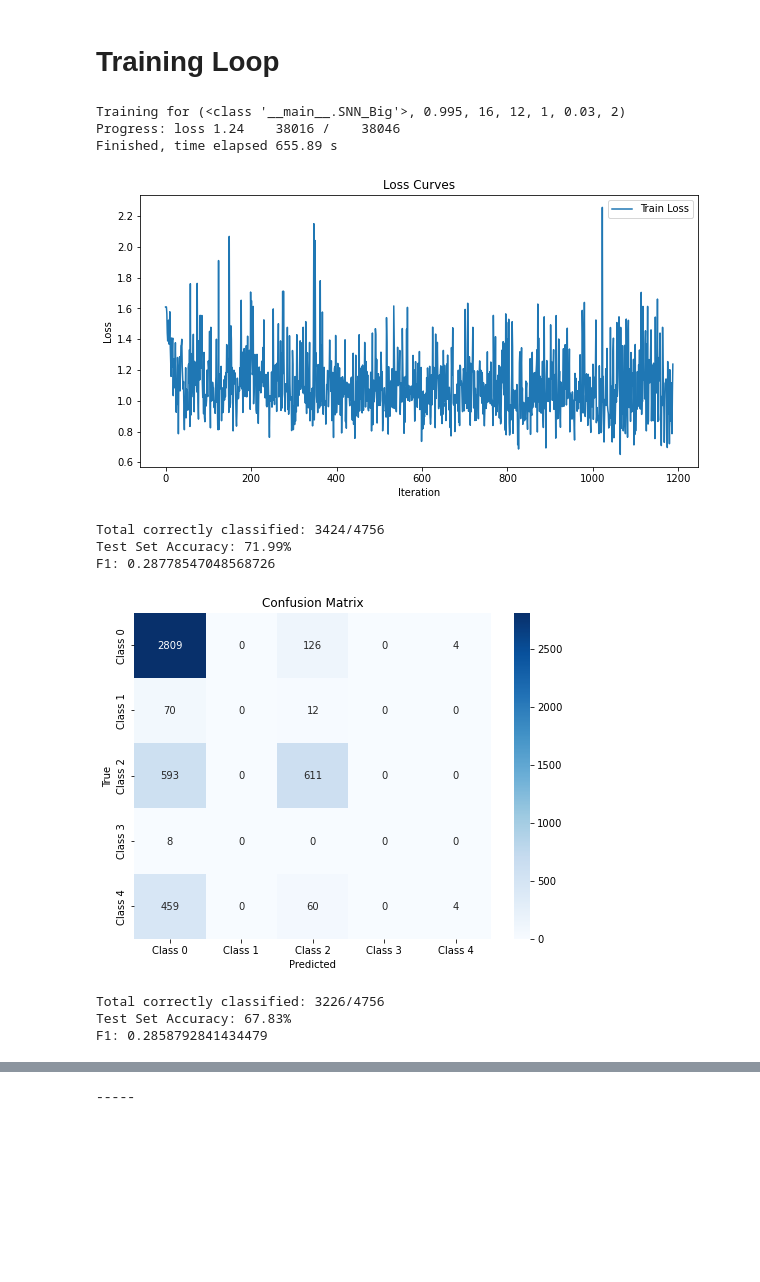
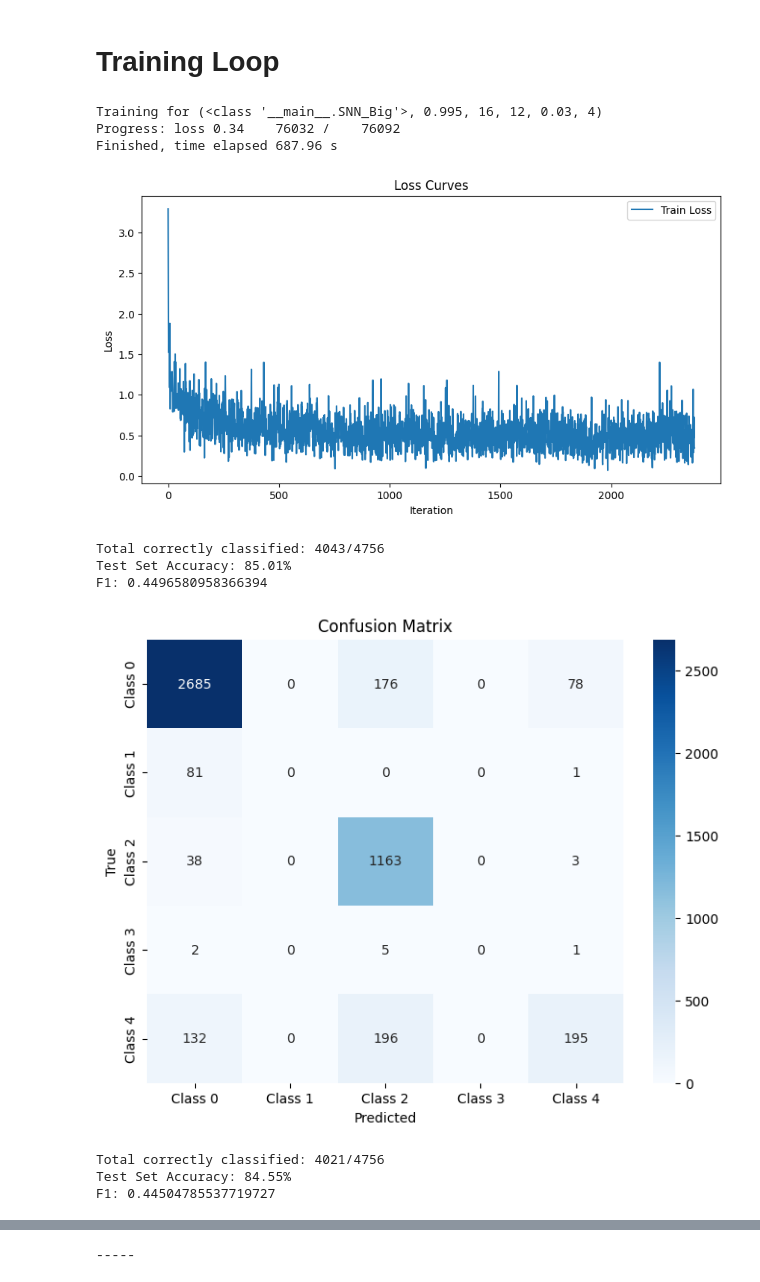
Before and after one commit to luke-li-2003/snnHeart, a Jupyter notebook: Test1.ipynb, the cells around one changed output, grey strips where cells are left out. Saved outputs shown, nothing was run; the diff lists cells and outputs as text; code cells hidden in the pictures; blank space fills up the shorter version.

Commit message:
dvdt:

```diff
--- a/Test1.ipynb
+++ b/Test1.ipynb
@@ -389,7 +493,7 @@ class SNN_Baseline(nn.Module):
 # %%
 # accepts a tensor of num_steps×batchx1
 class SNN_Big(nn.Module):
-    def __init__(self, beta=0.95, qbits = 8, fbits = 6):
+    def __init__(self, beta=0.95, qbits = 8, fbits = 6, num_inputs_p = 2):
         super().__init__()
         self.name = "SNN_Big"
 
@@ -403,7 +507,7 @@ class SNN_Big(nn.Module):
         self.fbits = fbits # the number of bits representing fractions
 
         # Network Architecture
-        num_inputs = 2
+        num_inputs = num_inputs_p
         num_outputs = 5 # five classes
 
         # Initialize layers
@@ -605,8 +709,6 @@ def plot_loss(loss_hist):
 def evaluate(net, windowSize, deltaThr, targetRegion, quant=False):
     total = 0
     correct = 0
-
-    deltaEn = deltaThr > 0
 
     num_steps = windowSize
 
@@ -624,19 +726,12 @@ def evaluate(net, windowSize, deltaThr, targetRegion, quant=False):
             data = data.to(device)
             targets = targets.to(device)
 
-            if (not deltaEn): # we need to normalise for rate encoding
-                dmin = data.min(dim=1, keepdim=True).values
-                dmax = data.max(dim=1, keepdim=True).values
-                data = (data-dmin) / (dmax-dmin)
-
             # data is now batchx(num_steps), but we need it in (num_steps)xbatchx1
             data = (data.unsqueeze(0)).permute(2, 1, 0)
-            if (deltaEn):
-                spikeDataP = spikegen.delta(data, threshold=deltaThr)
-                spikeDataN = spikegen.delta(-data, threshold=deltaThr)
-                spikeData = torch.cat((spikeDataP, spikeDataN), dim=2)
-            else:
-                spikeData = spikegen.rate(data, time_var_input=True)
+            spikeData0 = delta_alt(data, deltaThr, True)
+            spikeData1 = delta_alt(dvdt(data), deltaThr/10, True)
+            spikeData2 = delta_alt(dvdt(dvdt(data)), deltaThr/10, True)
+            spikeData = torch.cat((spikeData0, spikeData1, spikeData2), dim=2)
             # spikeData should be in (num_steps)xbatchxinputs
 
 
@@ -698,7 +793,6 @@ def train_net(net, windowSize, deltaThr, targetRegion, num_epochs):
     # each sample in the window can generate multiple spikes for rate encoding
     num_steps = windowSize
 
-    deltaEn = (deltaThr > 0) # disable delta if the threshold is negative
 
     loss_hist = []
     counter = 0
@@ -714,20 +808,12 @@ def train_net(net, windowSize, deltaThr, targetRegion, num_epochs):
             data = data.to(device)
             targets = targets.to(device)
 
-            if (not deltaEn): # we need to normalise for rate encoding
-                dmin = data.min(dim=1, keepdim=True).values
-                dmax = data.max(dim=1, keepdim=True).values
-                data = (data-dmin) / (dmax-dmin)
-
             # data is now batchx(num_steps), but we need it in (num_steps)xbatchx1
             data = (data.unsqueeze(0)).permute(2, 1, 0)
-
-            if (deltaEn):
-                spikeDataP = spikegen.delta(data, threshold=deltaThr)
-                spikeDataN = spikegen.delta(-data, threshold=deltaThr)
-                spikeData = torch.cat((spikeDataP, spikeDataN), dim=2)
-            else:
-                spikeData = spikegen.rate(data, time_var_input=True)
+            spikeData0 = delta_alt(data, deltaThr, True)
+            spikeData1 = delta_alt(dvdt(data), deltaThr/10, True)
+            spikeData2 = delta_alt(dvdt(dvdt(data)), deltaThr/10, True)
+            spikeData = torch.cat((spikeData0, spikeData1, spikeData2), dim=2)
             # spikeData should be in (num_steps)xbatchxinputs
 
 
@@ -773,7 +859,7 @@ hyperList = [
     #(SNN_Baseline, 1, 8, 5, 0.03, 2),
     #(SNN_Baseline, 1, 8, 5, 0.03, 1),
     #(SNN_Big, 1, 16, 12, 0.01, 10),
-    (SNN_Big, 0.995, 16, 12, 0.03, 2),
+    (SNN_Big, 0.995, 16, 12, 0.03, 4),
 ]
 # %%
 # cache
@@ -788,42 +874,42 @@ if os.path.exists(csv_file):
 # %%
 net = None # cache a global net is useful
 for hyper in hyperList:
 
     shyper = str(hyper) + str(recordNames)
     if (shyper in results) and False:
         print("Cached hyper", hyper)
         print(f"Test Set Accuracy: {100 * float(results[shyper]):.2f}%")
         continue
 
     print("Training for", hyper)
     startTime = time.time()
 
-    net = hyper[0](hyper[1], hyper[2], hyper[3])
+    net = hyper[0](hyper[1], hyper[2], hyper[3], 6)
     loss_hist = train_net(net = net.to(device),
                           windowSize = windowSize,
                           deltaThr = hyper[4],
                           targetRegion = (0, 360),
                           num_epochs = hyper[5])
 
     print("\nFinished, time elapsed %.2f s" % (time.time()-startTime))
     plot_loss(loss_hist)
     accu = evaluate(net, windowSize, hyper[4], (0, 360))
     accu = evaluate(net, windowSize, hyper[4], (0, 360), True)
     print("-----\n")
 
     with open(csv_file, mode='a', newline='') as f:
         writer = csv.writer(f)
         results[shyper] = accu
         writer.writerow([shyper, accu])
 # %% [output]
-Training for (<class '__main__.SNN_Big'>, 0.995, 16, 12, 1, 0.03, 2)
-Progress: loss 1.24    38016 /    38046
-Finished, time elapsed 655.89 s
+Training for (<class '__main__.SNN_Big'>, 0.995, 16, 12, 0.03, 4)
+Progress: loss 0.34    76032 /    76092
+Finished, time elapsed 687.96 s
-[figure, old version]
+[figure, new version]
-Total correctly classified: 3424/4756
-Test Set Accuracy: 71.99%
-F1: 0.28778547048568726
+Total correctly classified: 4043/4756
+Test Set Accuracy: 85.01%
+F1: 0.4496580958366394
-[figure, old version]
+[figure, new version]
-Total correctly classified: 3226/4756
-Test Set Accuracy: 67.83%
-F1: 0.2858792841434479
+Total correctly classified: 4021/4756
+Test Set Accuracy: 84.55%
+F1: 0.44504785537719727
```
Also changed, not shown: parts of 10 cells of this notebook, 1 other file.
